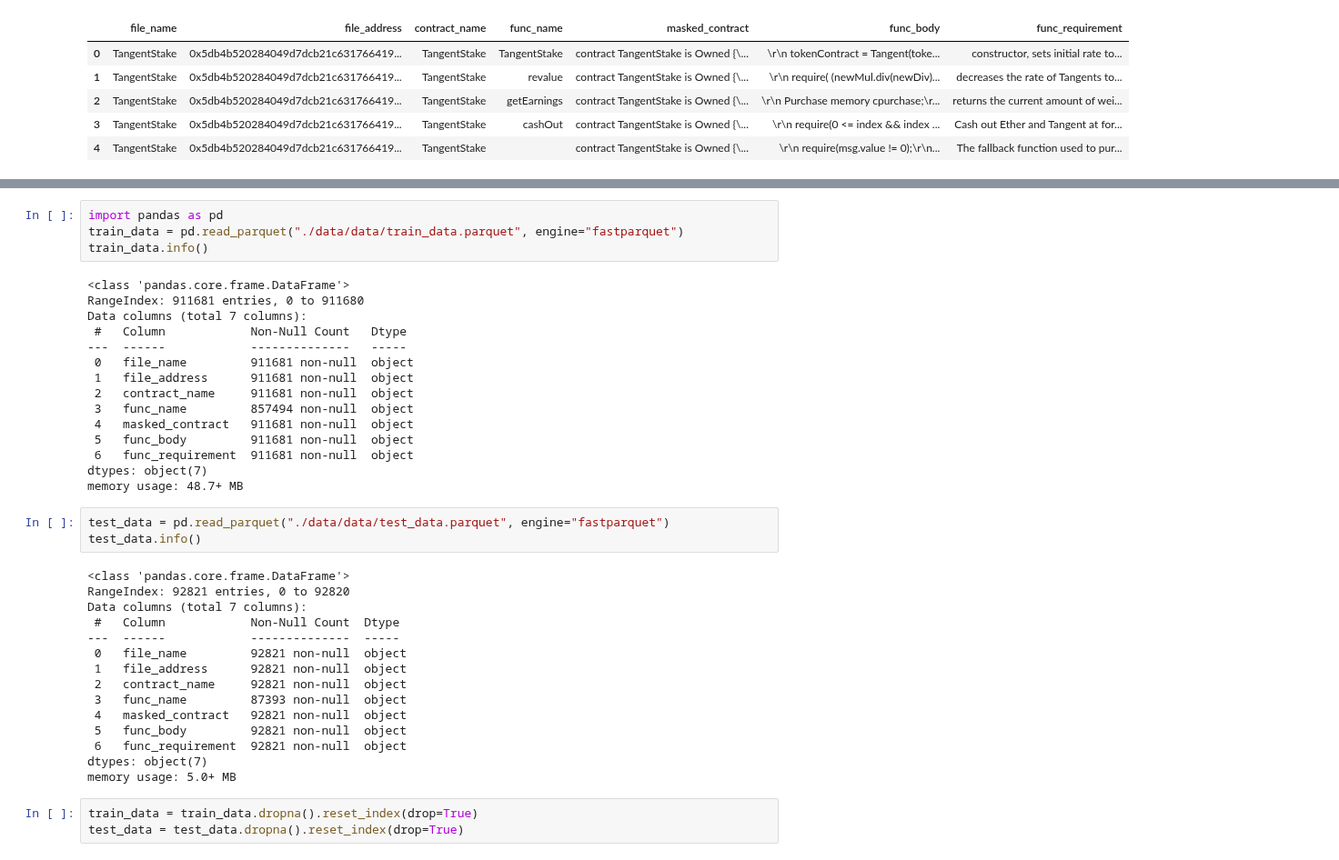
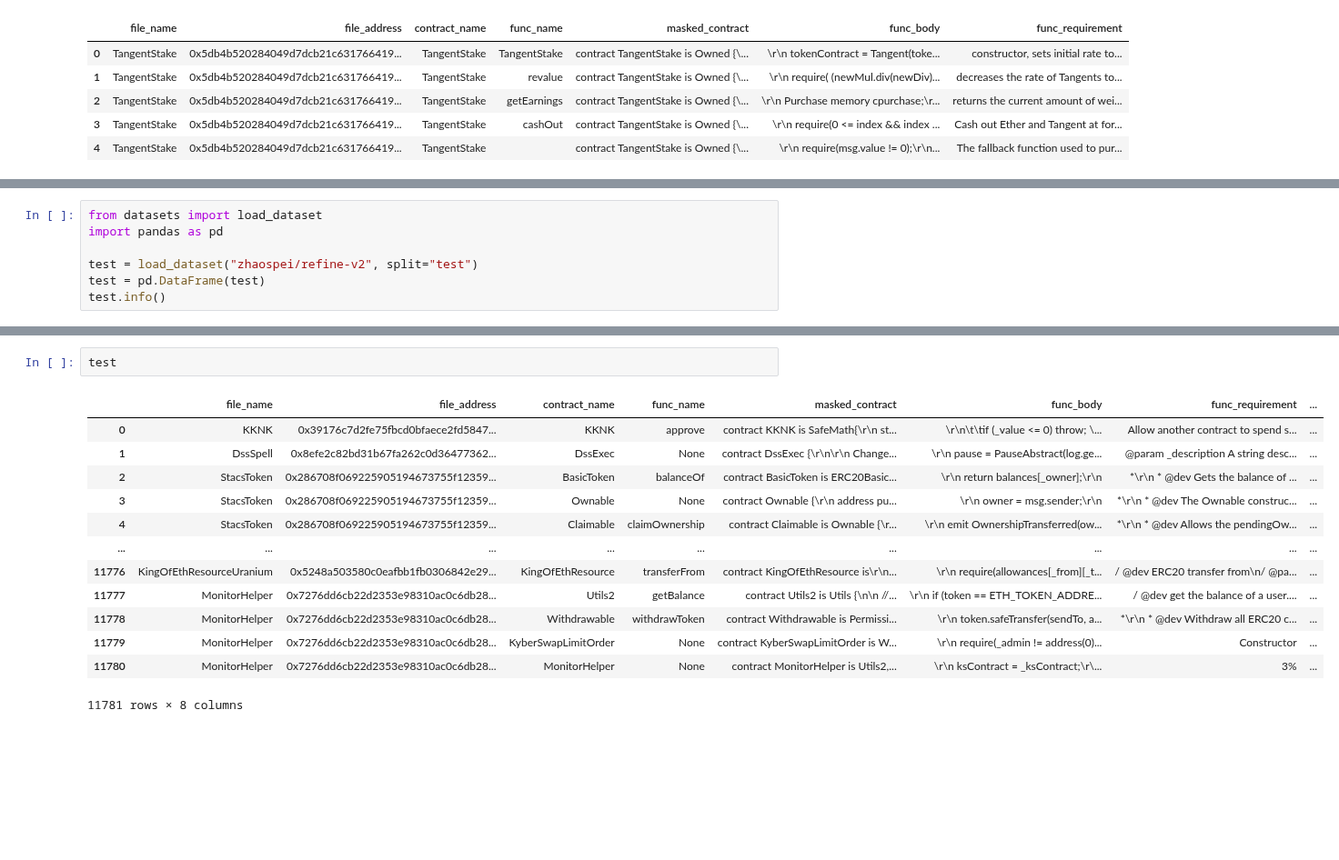
Before and after one commit to echodrift/code-generation, a Jupyter notebook: codegen.ipynb, the cells around one changed output, grey strips where cells are left out. Shown at 91% size. Cells and saved outputs as stored; diff of their text form; blank space fills up the shorter version.

Commit message:
Create test suite

```diff
--- a/codegen.ipynb
+++ b/codegen.ipynb
@@ -118,0 +178,7 @@ test_data.to_parquet("./data/data/test_data.parquet", engine="fastparquet")
+# %%
+from datasets import load_dataset
+import pandas as pd
+
+test = load_dataset("zhaospei/refine-v2", split="test")
+test = pd.DataFrame(test)
+test.info()
@@ -138,41 +234,17 @@ memory usage: 48.7+ MB
-# %%
-import pandas as pd
-train_data = pd.read_parquet("./data/data/train_data.parquet", engine="fastparquet")
-train_data.info()
-# %% [output]
-<class 'pandas.core.frame.DataFrame'>
-RangeIndex: 911681 entries, 0 to 911680
-Data columns (total 7 columns):
- #   Column            Non-Null Count   Dtype
----  ------            --------------   -----
- 0   file_name         911681 non-null  object
- 1   file_address      911681 non-null  object
- 2   contract_name     911681 non-null  object
- 3   func_name         857494 non-null  object
- 4   masked_contract   911681 non-null  object
- 5   func_body         911681 non-null  object
- 6   func_requirement  911681 non-null  object
-dtypes: object(7)
-memory usage: 48.7+ MB
-# %%
-test_data = pd.read_parquet("./data/data/test_data.parquet", engine="fastparquet")
-test_data.info()
-# %% [output]
-<class 'pandas.core.frame.DataFrame'>
-RangeIndex: 92821 entries, 0 to 92820
-Data columns (total 7 columns):
- #   Column            Non-Null Count  Dtype
----  ------            --------------  -----
- 0   file_name         92821 non-null  object
- 1   file_address      92821 non-null  object
- 2   contract_name     92821 non-null  object
- 3   func_name         87393 non-null  object
- 4   masked_contract   92821 non-null  object
- 5   func_body         92821 non-null  object
- 6   func_requirement  92821 non-null  object
-dtypes: object(7)
-memory usage: 5.0+ MB
-# %%
-train_data = train_data.dropna().reset_index(drop=True)
-test_data = test_data.dropna().reset_index(drop=True)
+# %%
+test
+# %% [output]
+|  | file_name | file_address | contract_name | func_name | masked_contract | func_body | func_requirement | ... |
+| 0 | KKNK | 0x39176c7d2fe75fbcd0bfaece2fd5847... | KKNK | approve | contract KKNK is SafeMath{\r\n st... | \r\n\t\tif (_value <= 0) throw; \... | Allow another contract to spend s... | ... |
+| 1 | DssSpell | 0x8efe2c82bd31b67fa262c0d36477362... | DssExec | None | contract DssExec {\r\n\r\n Change... | \r\n pause = PauseAbstract(log.ge... | @param _description A string desc... | ... |
+| 2 | StacsToken | 0x286708f069225905194673755f12359... | BasicToken | balanceOf | contract BasicToken is ERC20Basic... | \r\n return balances[_owner];\r\n | *\r\n * @dev Gets the balance of ... | ... |
+| 3 | StacsToken | 0x286708f069225905194673755f12359... | Ownable | None | contract Ownable {\r\n address pu... | \r\n owner = msg.sender;\r\n | *\r\n * @dev The Ownable construc... | ... |
+| 4 | StacsToken | 0x286708f069225905194673755f12359... | Claimable | claimOwnership | contract Claimable is Ownable {\r... | \r\n emit OwnershipTransferred(ow... | *\r\n * @dev Allows the pendingOw... | ... |
+| ... | ... | ... | ... | ... | ... | ... | ... | ... |
+| 11776 | KingOfEthResourceUranium | 0x5248a503580c0eafbb1fb0306842e29... | KingOfEthResource | transferFrom | contract KingOfEthResource is\r\n... | \r\n require(allowances[_from][_t... | / @dev ERC20 transfer from\n/ @pa... | ... |
+| 11777 | MonitorHelper | 0x7276dd6cb22d2353e98310ac0c6db28... | Utils2 | getBalance | contract Utils2 is Utils {\n\n //... | \r\n if (token == ETH_TOKEN_ADDRE... | / @dev get the balance of a user.... | ... |
+| 11778 | MonitorHelper | 0x7276dd6cb22d2353e98310ac0c6db28... | Withdrawable | withdrawToken | contract Withdrawable is Permissi... | \r\n token.safeTransfer(sendTo, a... | *\r\n * @dev Withdraw all ERC20 c... | ... |
+| 11779 | MonitorHelper | 0x7276dd6cb22d2353e98310ac0c6db28... | KyberSwapLimitOrder | None | contract KyberSwapLimitOrder is W... | \r\n require(_admin != address(0)... | Constructor | ... |
+| 11780 | MonitorHelper | 0x7276dd6cb22d2353e98310ac0c6db28... | MonitorHelper | None | contract MonitorHelper is Utils2,... | \r\n ksContract = _ksContract;\r\... | 3% | ... |
+11781 rows × 8 columns
 # %%
```
Also changed, not shown: parts of 31 cells of this notebook, 6 other files.
